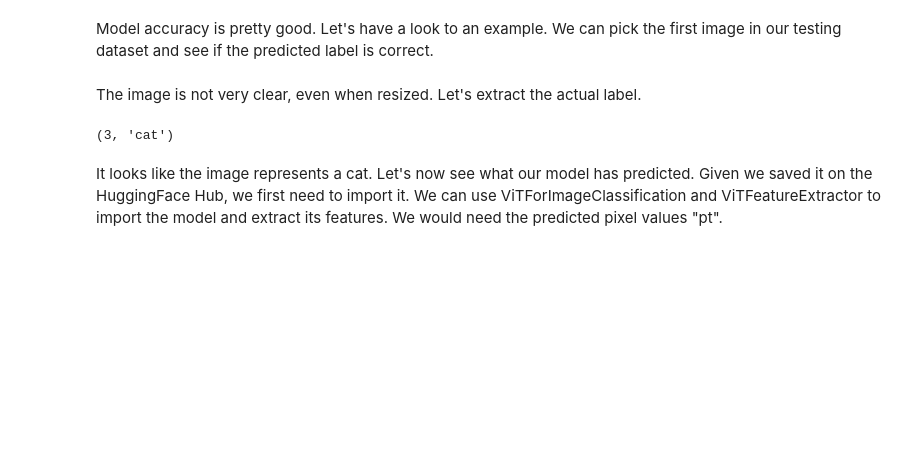
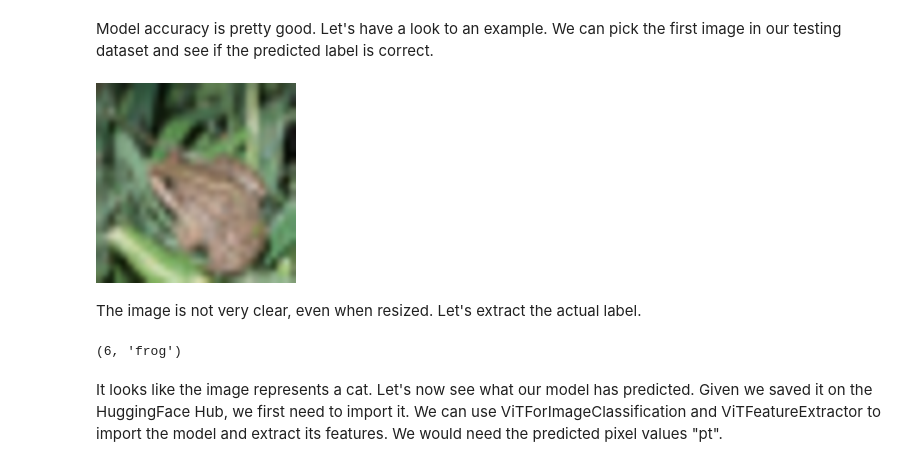
Before and after one commit to Brachingo/My-First-ViT, a Jupyter notebook: vit.ipynb, the cells around one changed output. Cells and saved outputs as stored; diff of their text form; code cells hidden in the pictures; blank space fills up the shorter version.

```diff
--- a/vit.ipynb
+++ b/vit.ipynb
@@ -312,18 +332,20 @@ trainer.save_metrics("eval", metrics)
 Model accuracy is pretty good. Let's have a look to an example. We can pick the first image in our testing dataset and see if the predicted label is correct.
 # %%
 # show the first image of the testing dataset
-image = dataset_test["img"][0].resize((200,200))
+image = dataset_test["img"][4].resize((200,200))
 image
+# %% [output]
+[figure, added]
 # %% [markdown]
 The image is not very clear, even when resized. Let's extract the actual label.
 # %%
 # extract the actual label of the first image of the testing dataset
-actual_label = dataset_test["label"][0]
+actual_label = dataset_test["label"][4]
 
 labels = dataset_test.features['label']
 actual_label, labels.names[actual_label]
 # %% [output]
-(3, 'cat')
+(6, 'frog')
 # %% [markdown]
 It looks like the image represents a cat. Let's now see what our model has predicted. Given we saved it on the HuggingFace Hub, we first need to import it. We can use ViTForImageClassification and ViTFeatureExtractor to import the model and extract its features. We would need the predicted pixel values "pt".
 # %%
```
Also changed, not shown: parts of 4 cells of this notebook.
